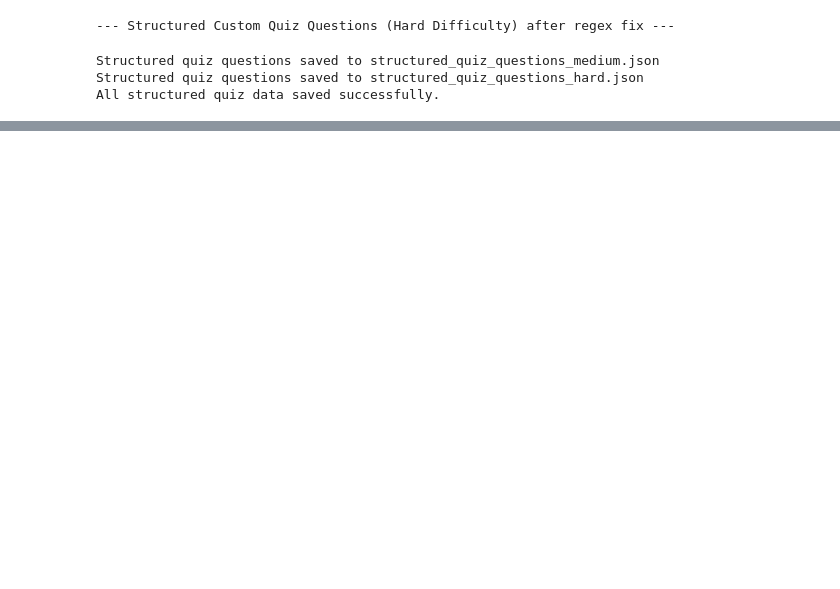
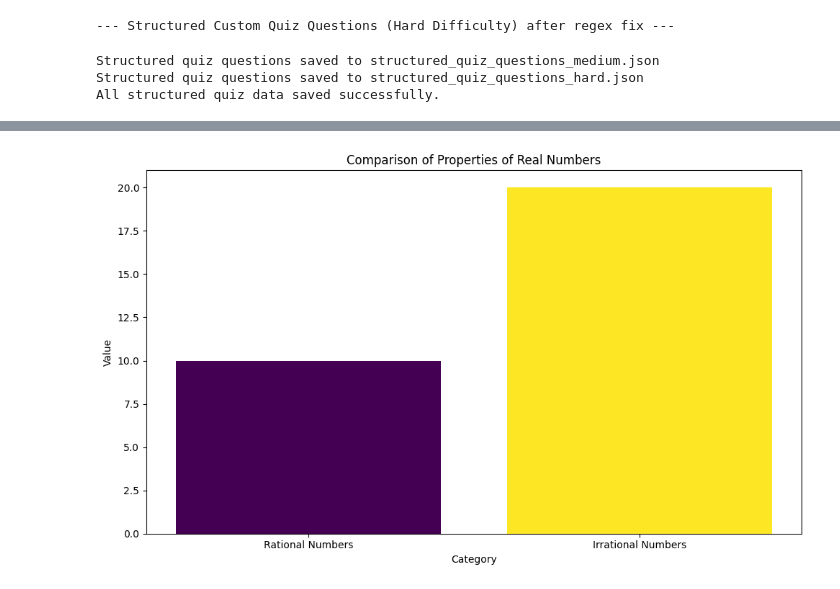
Before and after one commit to pavitrachouhan/lstm-text-generator, a Jupyter notebook: quiz.ipynb, the cells around one changed output, grey strips where cells are left out. Drawn from its saved outputs; the diff is of its cells as text; code cells hidden in the pictures; blank space fills up the shorter version.

```diff
--- a/quiz.ipynb
+++ b/quiz.ipynb
@@ -417,0 +1172,16 @@ def load_quiz_from_json(filename: str) -> list:
+# %%
+multi_format_summary_output = generate_multi_format_summary(custom_notes)
+
+print("\nGenerated Multi-Format Summary Output:")
+print(json.dumps(multi_format_summary_output, indent=4))
+
+print("\nVerification of structured chart data:")
+if multi_format_summary_output.get('chart_suggestions'):
+    for chart_suggestion in multi_format_summary_output['chart_suggestions']:
+        print(f"  Chart Type: {chart_suggestion.get('chart_type')}")
+        print(f"  Chart Title: {chart_suggestion.get('title')}")
+        print(f"  Chart Data Sample: {chart_suggestion.get('data')[:2]}...") # Print first 2 data points for brevity
+        assert 'chart_type' in chart_suggestion and 'title' in chart_suggestion and 'data' in chart_suggestion, \
+               "Chart suggestion is missing required keys (chart_type, title, data)"
+else:
+    print("No chart suggestions found.")
@@ -417,0 +1206,66 @@ def load_quiz_from_json(filename: str) -> list:
+# %%
+import matplotlib.pyplot as plt
+import numpy as np # Import numpy for potential use if data is numeric and needs array conversion
+
+# Assuming multi_format_summary_output is already available from the previous step
+# If not, it would need to be generated again:
+# multi_format_summary_output = generate_multi_format_summary(custom_notes)
+
+print("\n--- Dynamically Generating Charts from LLM Suggestions ---")
+
+chart_suggestions = multi_format_summary_output.get('chart_suggestions', [])
+
+if not chart_suggestions:
+    print("No chart suggestions found in the LLM output.")
+else:
+    for i, chart_suggestion in enumerate(chart_suggestions):
+        chart_type = chart_suggestion.get('chart_type')
+        title = chart_suggestion.get('title', 'Generated Chart')
+        data = chart_suggestion.get('data', [])
+
+        if not data:
+            print(f"Skipping chart {i+1} ('{title}') due to missing data.")
+            continue
+
+        plt.figure(figsize=(10, 6))
+
+        if chart_type == 'bar':
+            labels = [d.get('label', '') for d in data]
+            values = [d.get('value', 0) for d in data]
+            plt.bar(labels, values, color=plt.cm.viridis(np.linspace(0, 1, len(labels))))
+            plt.ylabel('Value')
+            plt.xlabel('Category')
+
+        elif chart_type == 'line':
+            x_values = [d.get('x', '') for d in data]
+            y_values = [d.get('y', 0) for d in data]
+            plt.plot(x_values, y_values, marker='o', linestyle='-', color='skyblue')
+            plt.ylabel('Y-axis')
+            plt.xlabel('X-axis')
+            plt.grid(True)
+
+        elif chart_type == 'pie':
+            labels = [d.get('label', '') for d in data]
+            values = [d.get('value', 0) for d in data]
+            # Filter out zero values for pie chart as they cause issues
+            non_zero_values = [v for v in values if v > 0]
+            non_zero_labels = [labels[j] for j, v in enumerate(values) if v > 0]
+
+            if non_zero_values:
+                plt.pie(non_zero_values, labels=non_zero_labels, autopct='%1.1f%%', startangle=90, colors=plt.cm.Paired.colors)
+                plt.axis('equal') # Equal aspect ratio ensures that pie is drawn as a circle.
+            else:
+                print(f"Skipping pie chart {i+1} ('{title}') as all data values are zero or non-positive.")
+                plt.close() # Close the empty figure
+                continue
+        else:
+            print(f"Unsupported chart type '{chart_type}' for chart {i+1} ('{title}').")
+            plt.close() # Close the empty figure
+            continue
+
+        plt.title(title)
+        plt.tight_layout()
+        plt.show()
+
+print("\nChart generation process complete.")
+# %% [output]
@@ -417,0 +1273 @@ def load_quiz_from_json(filename: str) -> list:
+[figure, added]
```
Also changed, not shown: parts of 53 cells of this notebook.
